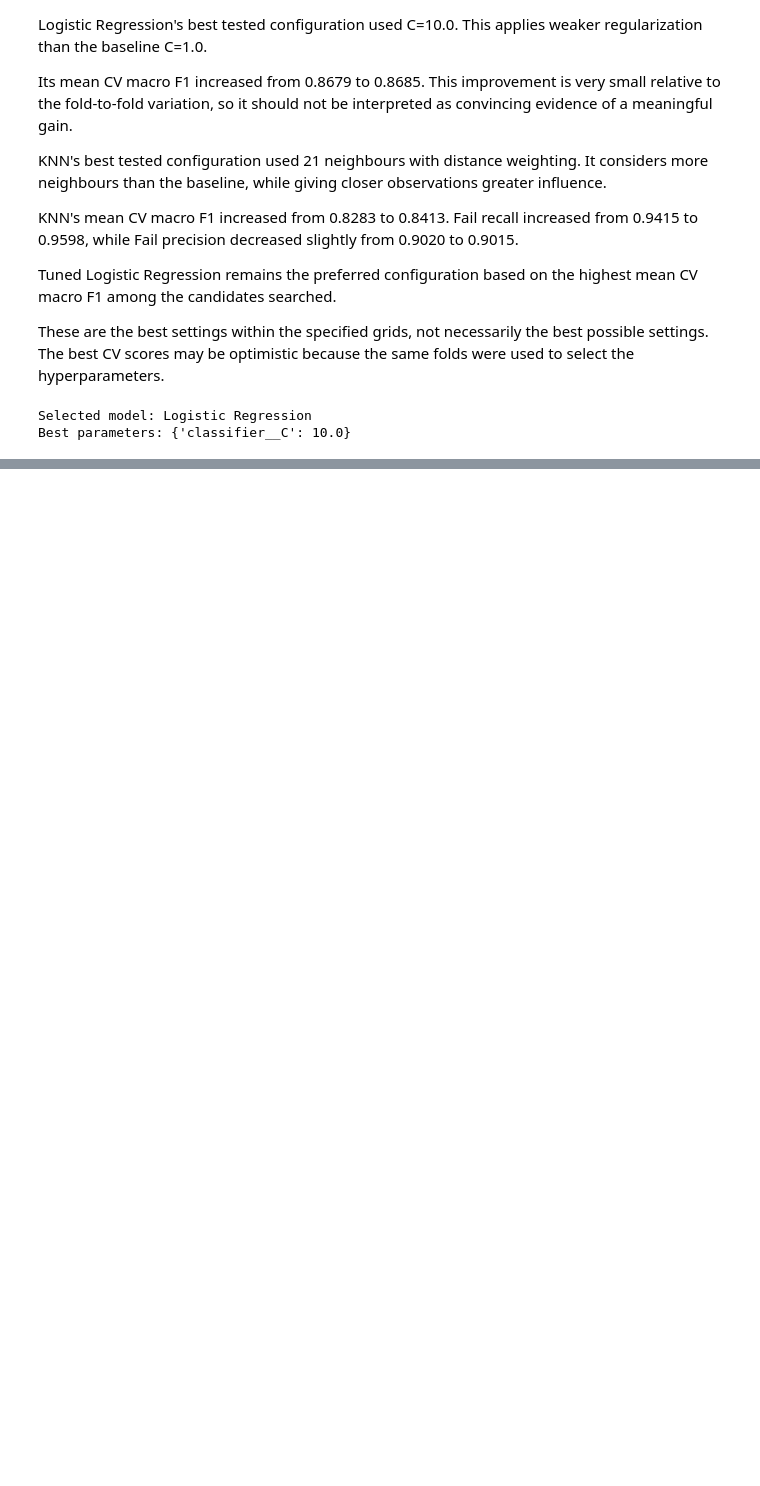
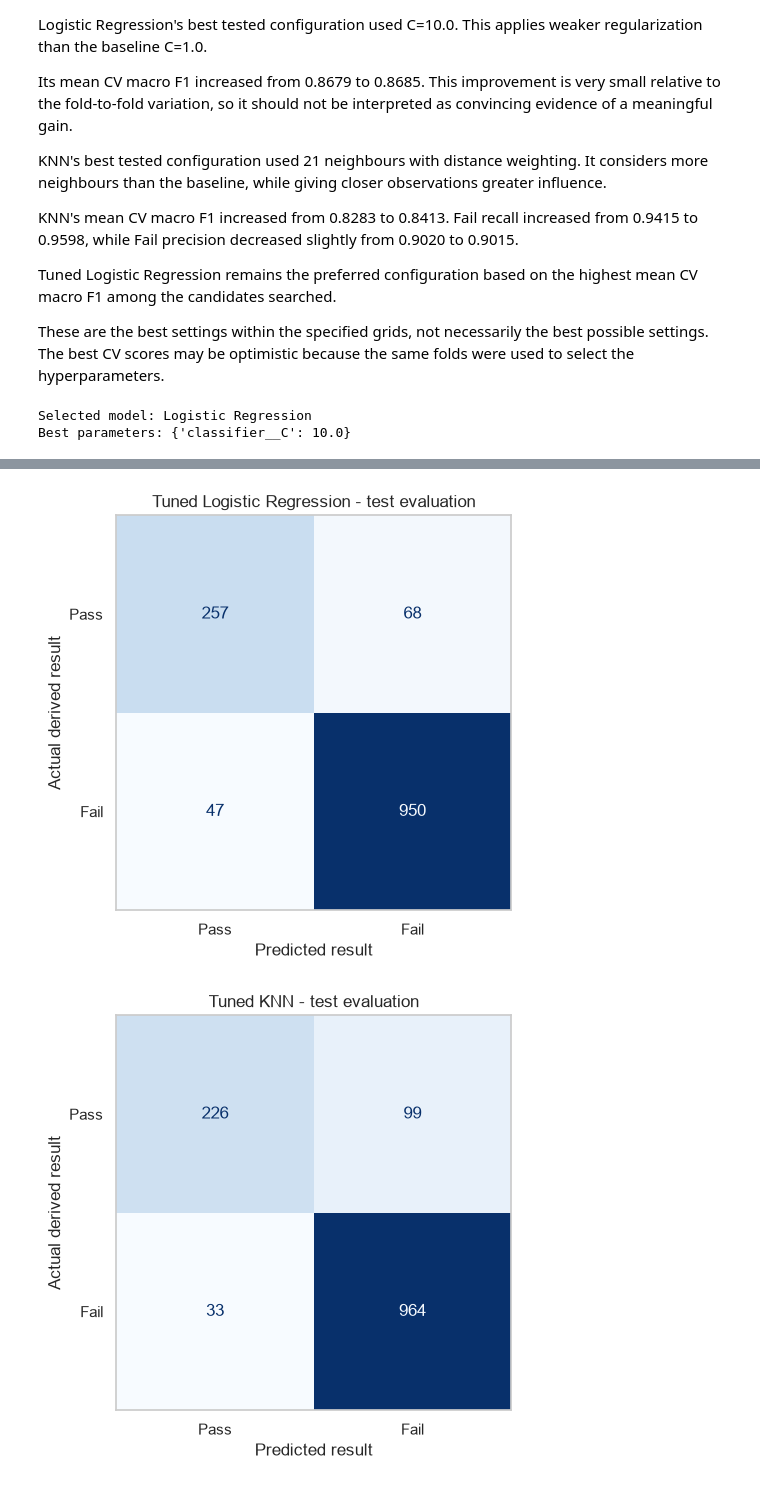
Before and after one commit to RariRaj/student-performance-prediction, a Jupyter notebook: notebooks/analysis.ipynb, the cells around one changed output, grey strips where cells are left out. Saved outputs shown, nothing was run; the diff lists cells and outputs as text; code cells hidden in the pictures; blank space fills up the shorter version.

Commit message:
Add saved model, prediction interface and final documentation

```diff
--- a/notebooks/analysis.ipynb
+++ b/notebooks/analysis.ipynb
@@ -1549,0 +1565,16 @@ Best parameters: {'classifier__C': 10.0}
+# %%
+from sklearn.metrics import (
+    accuracy_score,
+    precision_score,
+    recall_score,
+    f1_score,
+    classification_report,
+    confusion_matrix,
+    ConfusionMatrixDisplay,
+)
+
+REPORTS_DIR = PROJECT_ROOT / "reports"
+FIGURES_DIR = REPORTS_DIR / "figures"
+
+REPORTS_DIR.mkdir(parents=True, exist_ok=True)
+FIGURES_DIR.mkdir(parents=True, exist_ok=True)
@@ -1549,0 +1729,50 @@ Best parameters: {'classifier__C': 10.0}
+# %%
+#Plot and save the confusion matrices
+confusion_rows = []
+
+for name, y_pred in tuned_test_predictions.items():
+    cm = confusion_matrix(
+        y_test,
+        y_pred,
+        labels=[0, 1],
+    )
+
+    tn, fp, fn, tp = cm.ravel()
+
+    confusion_rows.append({
+        "Model": name,
+        "True negatives": tn,
+        "False positives": fp,
+        "False negatives": fn,
+        "True positives": tp,
+    })
+
+    fig, ax = plt.subplots(figsize=(6, 5))
+
+    ConfusionMatrixDisplay(
+        confusion_matrix=cm,
+        display_labels=["Pass", "Fail"],
+    ).plot(
+        ax=ax,
+        cmap="Blues",
+        values_format="d",
+        colorbar=False,
+    )
+
+    ax.grid(False)
+    ax.set_title(f"Tuned {name} - test evaluation")
+    ax.set_xlabel("Predicted result")
+    ax.set_ylabel("Actual derived result")
+
+    fig.tight_layout()
+
+    filename = name.lower().replace(" ", "_")
+    fig.savefig(
+        FIGURES_DIR / f"tuned_{filename}_confusion_matrix.png",
+        dpi=150,
+    )
+
+    plt.show()
+# %% [output]
+[figure, added]
+[figure, added]
```
Also changed, not shown: parts of 11 cells of this notebook, 16 other files.
